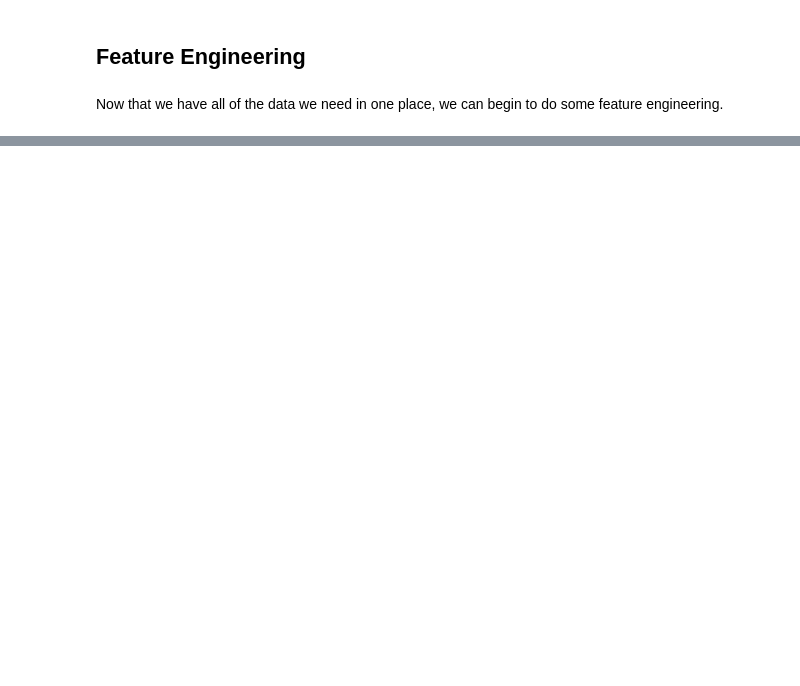
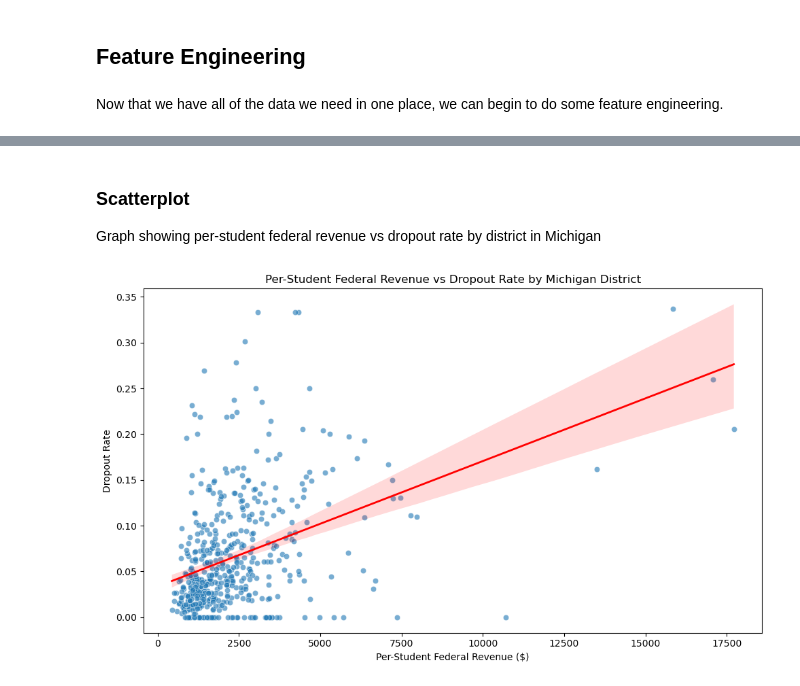
Before and after one commit to Claraebrooks/Multimodal-Data-Exploration-Educational-Data-CIS-635-, a Jupyter notebook: education_analysis.ipynb, the cells around one changed output, grey strips where cells are left out. Drawn from its saved outputs; the diff is of its cells as text; code cells hidden in the pictures; blank space fills up the shorter version.

```diff
--- a/education_analysis.ipynb
+++ b/education_analysis.ipynb
@@ -198,0 +303,30 @@ michigan_merged.head()
+# %% [markdown]
+### Scatterplot
+
+Graph showing per-student federal revenue vs dropout rate by district in Michigan
+# %%
+plt.figure(figsize=(10, 6))
+sns.scatterplot(
+    data=corr_df,
+    x='ps_federal',
+    y='dropout_rate',
+    alpha=0.6
+)
+
+# Add regression line
+sns.regplot(
+    data=corr_df,
+    x='ps_federal',
+    y='dropout_rate',
+    scatter=False,        # don't re-plot the dots, just the line
+    color='red',
+    line_kws={'linewidth': 2}
+)
+
+plt.title('Per-Student Federal Revenue vs Dropout Rate by Michigan District')
+plt.xlabel('Per-Student Federal Revenue ($)')
+plt.ylabel('Dropout Rate')
+plt.tight_layout()
+plt.show()
+# %% [output]
+[figure, added]
```
Also changed, not shown: parts of 19 cells of this notebook.
